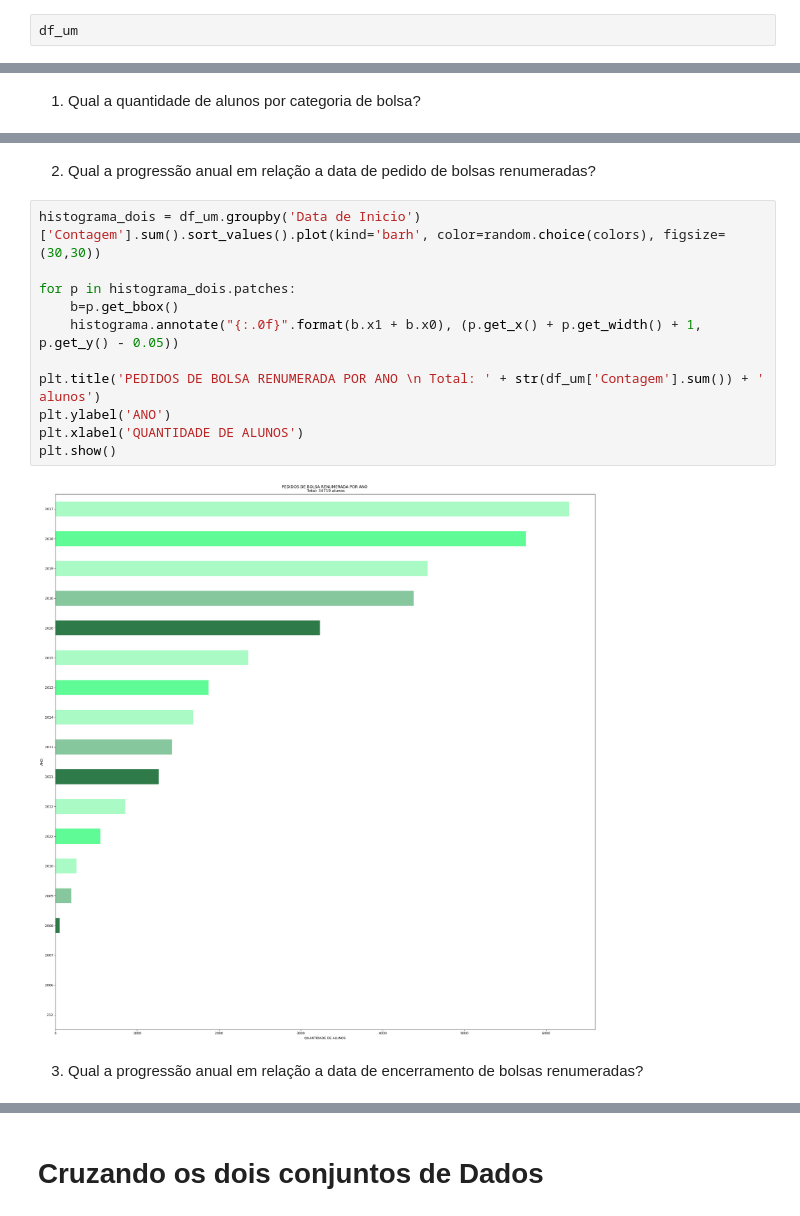
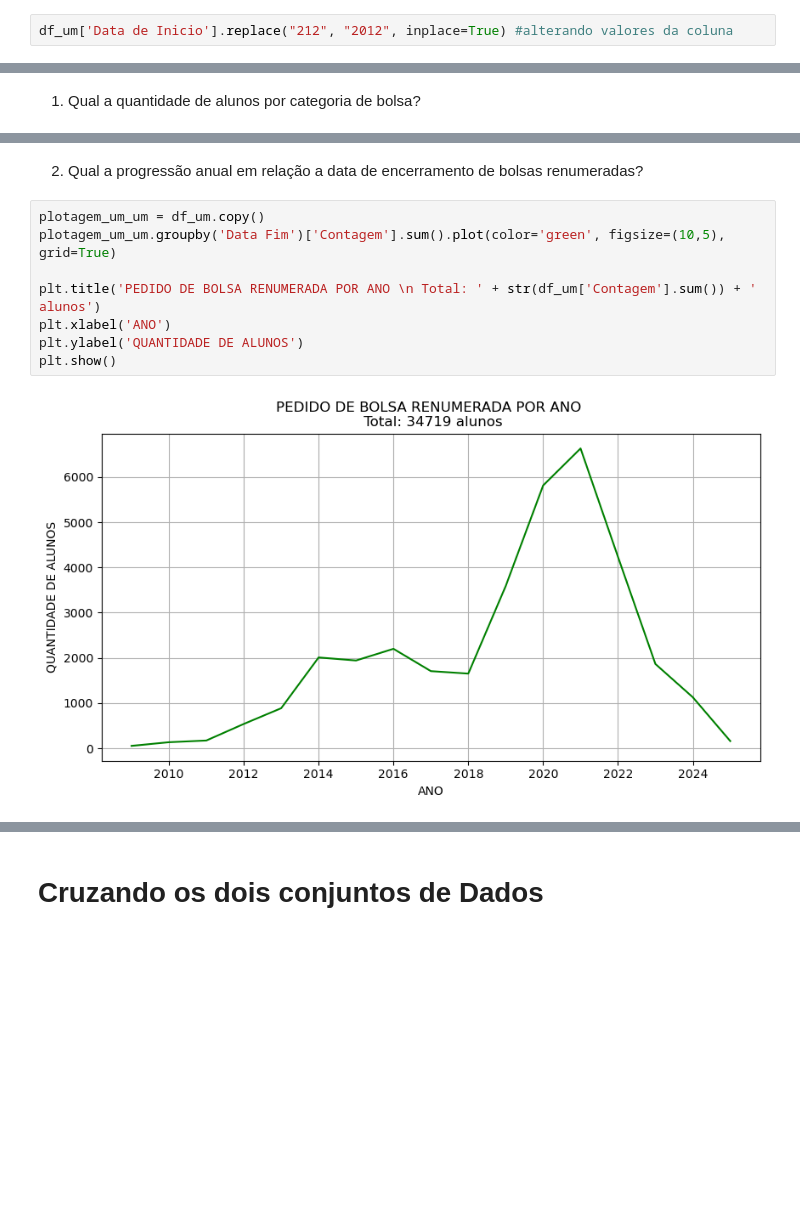
Before and after one commit to riguedes/IC_UFOP, a Jupyter notebook: teste.ipynb, the cells around one changed output, grey strips where cells are left out. Saved outputs shown, nothing was run; the diff lists cells and outputs as text; blank space fills up the shorter version.

```diff
--- a/teste.ipynb
+++ b/teste.ipynb
@@ -531,2 +534,2 @@ df_um['Curso'].replace("MUS", "MUSICA", inplace=True) #alterando valores da colu
 # %%
-df_um
+df_um['Data de Inicio'].replace("212", "2012", inplace=True) #alterando valores da coluna
@@ -566,17 +571,12 @@ plt.show()
 # %% [markdown]
-2. Qual a progressão anual em relação a data de pedido de bolsas renumeradas?
+2. Qual a progressão anual em relação a data de encerramento de bolsas renumeradas?
 # %%
-histograma_dois = df_um.groupby('Data de Inicio')['Contagem'].sum().sort_values().plot(kind='barh', color=random.choice(colors), figsize=(30,30))
+plotagem_um_um = df_um.copy()
+plotagem_um_um.groupby('Data Fim')['Contagem'].sum().plot(color='green', figsize=(10,5), grid=True)
 
-for p in histograma_dois.patches:
-    b=p.get_bbox()
-    histograma.annotate("{:.0f}".format(b.x1 + b.x0), (p.get_x() + p.get_width() + 1, p.get_y() - 0.05))
-
-plt.title('PEDIDOS DE BOLSA RENUMERADA POR ANO \n Total: ' + str(df_um['Contagem'].sum()) + ' alunos')
-plt.ylabel('ANO')
-plt.xlabel('QUANTIDADE DE ALUNOS')
+plt.title('PEDIDO DE BOLSA RENUMERADA POR ANO \n Total: ' + str(df_um['Contagem'].sum()) + ' alunos')
+plt.xlabel('ANO')
+plt.ylabel('QUANTIDADE DE ALUNOS')
 plt.show()
 # %% [output]
-[figure, old version]
+[figure, new version]
-# %% [markdown]
-3. Qual a progressão anual em relação a data de encerramento de bolsas renumeradas?
```
Also changed, not shown: parts of 15 cells of this notebook.
